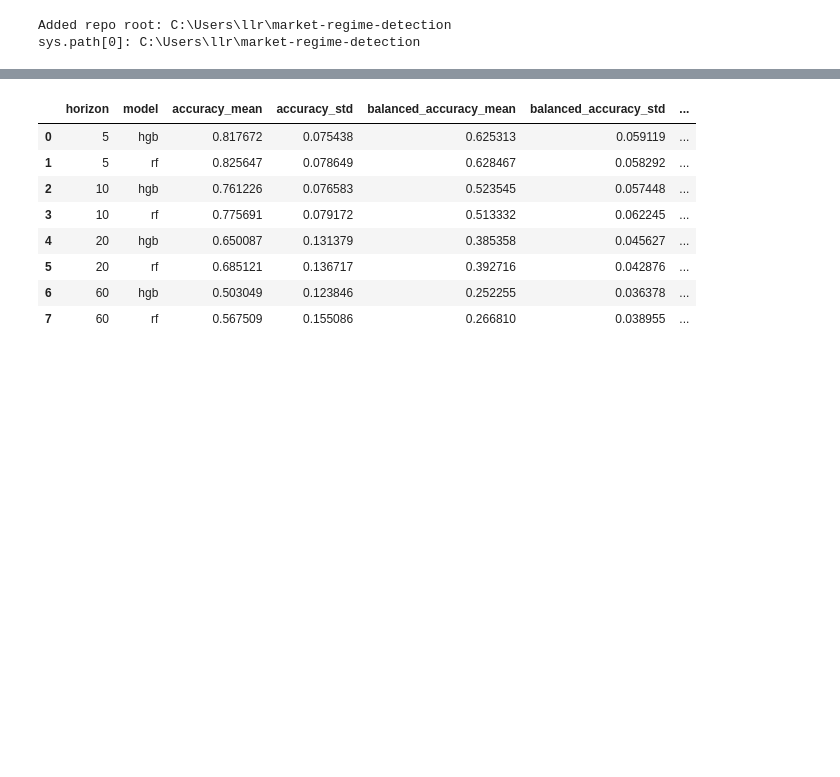
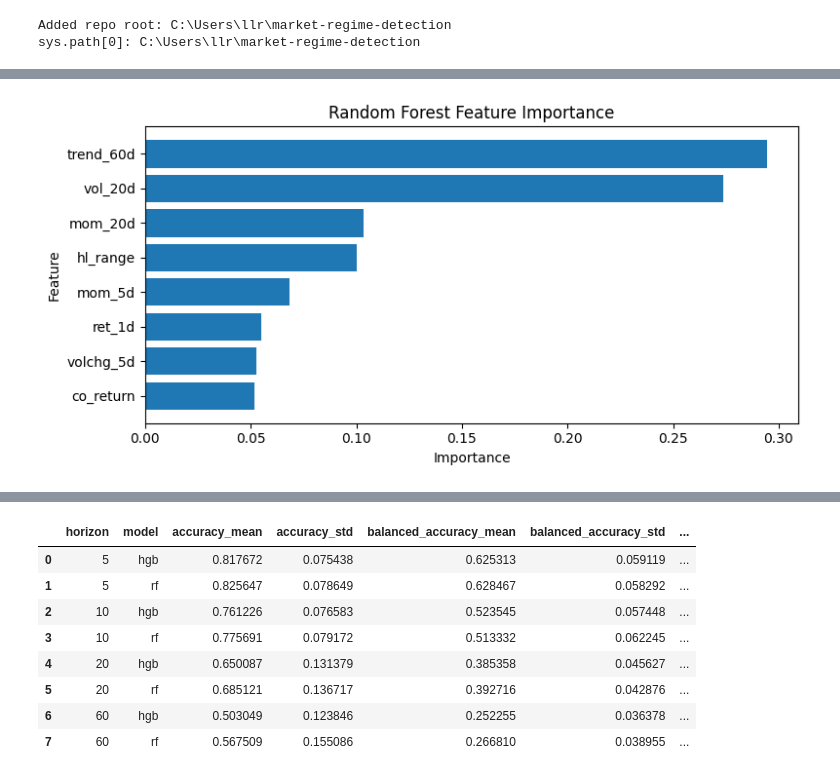
Before and after one commit to LucasLarese/market-regime-detection, a Jupyter notebook: notebooks/02_modeling.ipynb, the cells around one changed output, grey strips where cells are left out. Cells and saved outputs as stored; diff of their text form; code cells hidden in the pictures; blank space fills up the shorter version.

```diff
--- a/notebooks/02_modeling.ipynb
+++ b/notebooks/02_modeling.ipynb
@@ -127,0 +128,10 @@ Mean CV accuracy: 0.825 ± 0.076
+# %%
+# extract feature importance from rf
+importance = rf.feature_importances_
+
+feature_importance = pd.DataFrame({
+    "feature": feature_cols,
+    "importance": importance
+}).sort_values("importance", ascending=False)
+
+feature_importance
@@ -128,3 +148,25 @@ Mean CV accuracy: 0.825 ± 0.076
+# %%
+plt.figure(figsize=(8,4))
+
+plt.barh(
+    feature_importance["feature"],
+    feature_importance["importance"]
+)
+
+plt.gca().invert_yaxis()
+
+plt.title("Random Forest Feature Importance")
+plt.xlabel("Importance")
+plt.ylabel("Feature")
+
+plt.tight_layout()
+RESULTS_DIR = Path("../reports/figures")
+RESULTS_DIR.mkdir(parents=True, exist_ok=True)
+
+plt.savefig(RESULTS_DIR / "feature_importance_random_forest.png", dpi=200)
+plt.show()
+# %% [output]
+[figure, added]
 # %%
 split = int(len(ds) * 0.8)
 X_train, X_test = X.iloc[:split], X.iloc[split:]
```
Also changed, not shown: parts of 7 cells of this notebook, 2 other files.
